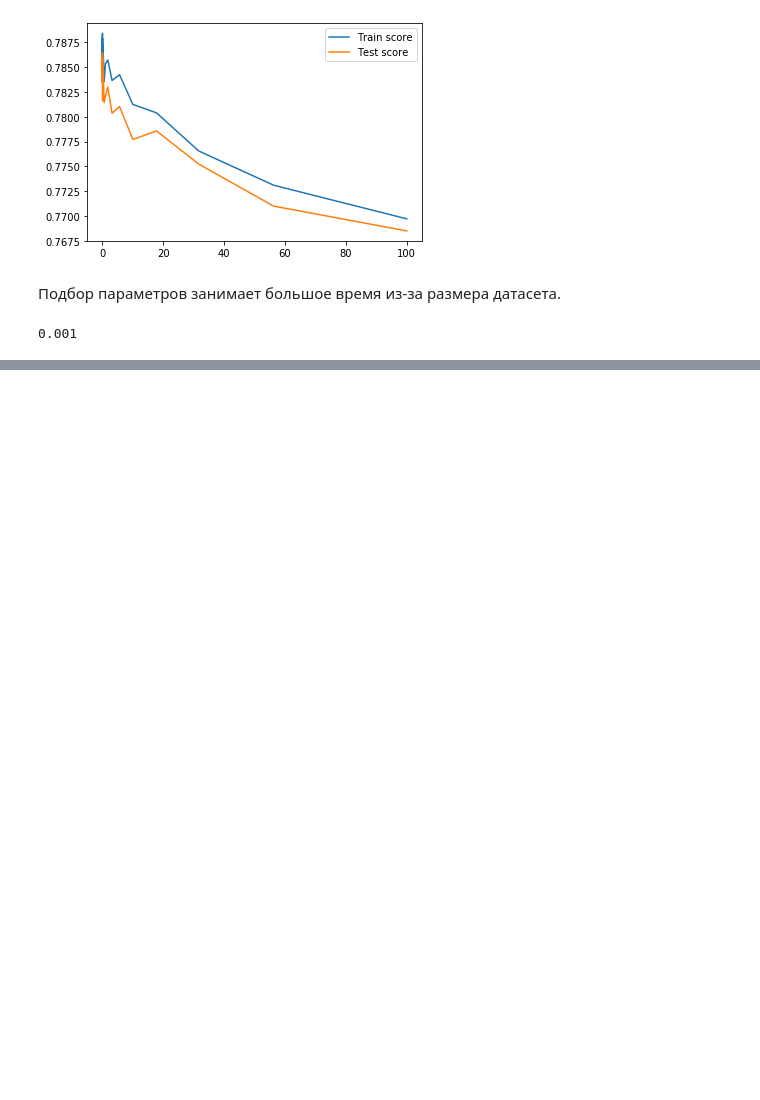
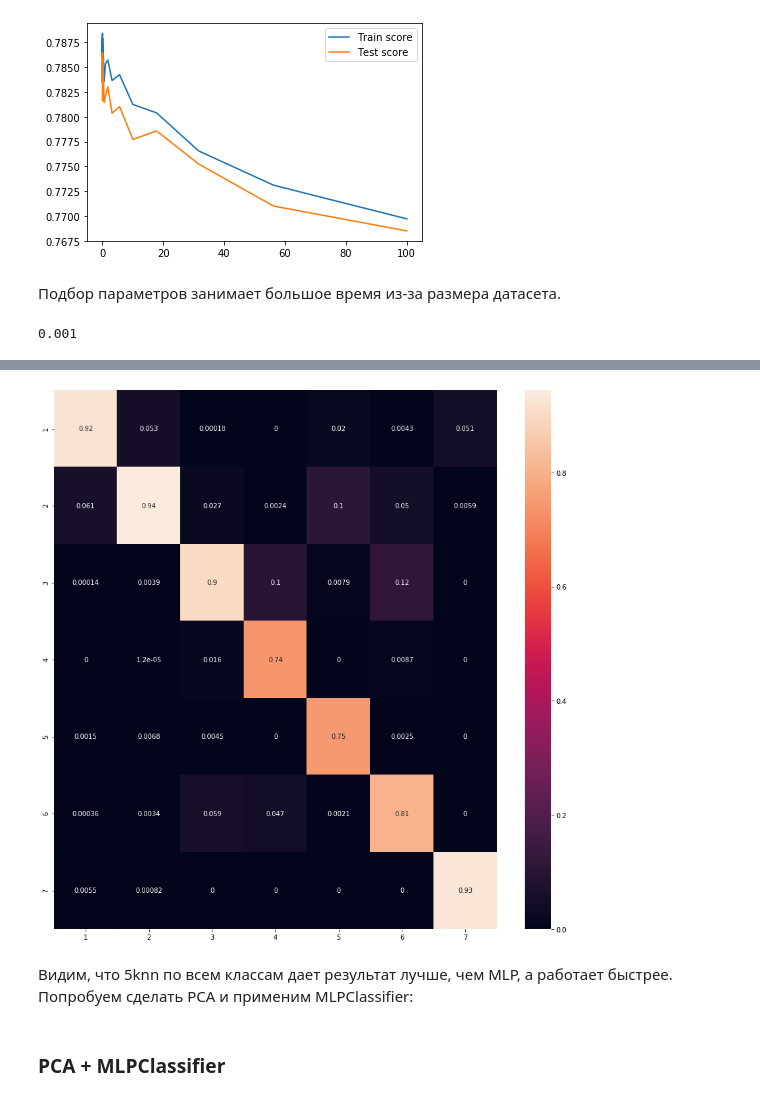
Before and after one commit to vladimirwest/HSE_ML_Course, a Jupyter notebook: KNN_1_lab.ipynb, the cells around one changed output, grey strips where cells are left out. Saved outputs shown, nothing was run; the diff lists cells and outputs as text; code cells hidden in the pictures; blank space fills up the shorter version.

```diff
--- a/KNN_1_lab.ipynb
+++ b/KNN_1_lab.ipynb
@@ -711,0 +755,16 @@ hidden_layer_sizes = 20
+# %%
+y_test_pred_knn = five_nn.predict(X_test)
+# %%
+from sklearn.metrics import confusion_matrix
+import seaborn as sns
+classes = [1,2,3,4,5,6,7]
+cnf_matrix = confusion_matrix(y_test, y_test_pred_knn, labels = classes)
+plt.figure(figsize=(15,15))
+ax = sns.heatmap(cnf_matrix / cnf_matrix.astype(np.float).sum(axis=1), annot=True,xticklabels=classes,yticklabels=classes)
+# %% [output]
+[figure, added]
+# %% [markdown]
+Видим, что 5knn по всем классам дает результат лучше, чем MLP, а работает быстрее.
+Попробуем сделать PCA и применим MLPClassifier:
+# %% [markdown]
+### PCA + MLPClassifier
```
Also changed, not shown: parts of 7 cells of this notebook.
